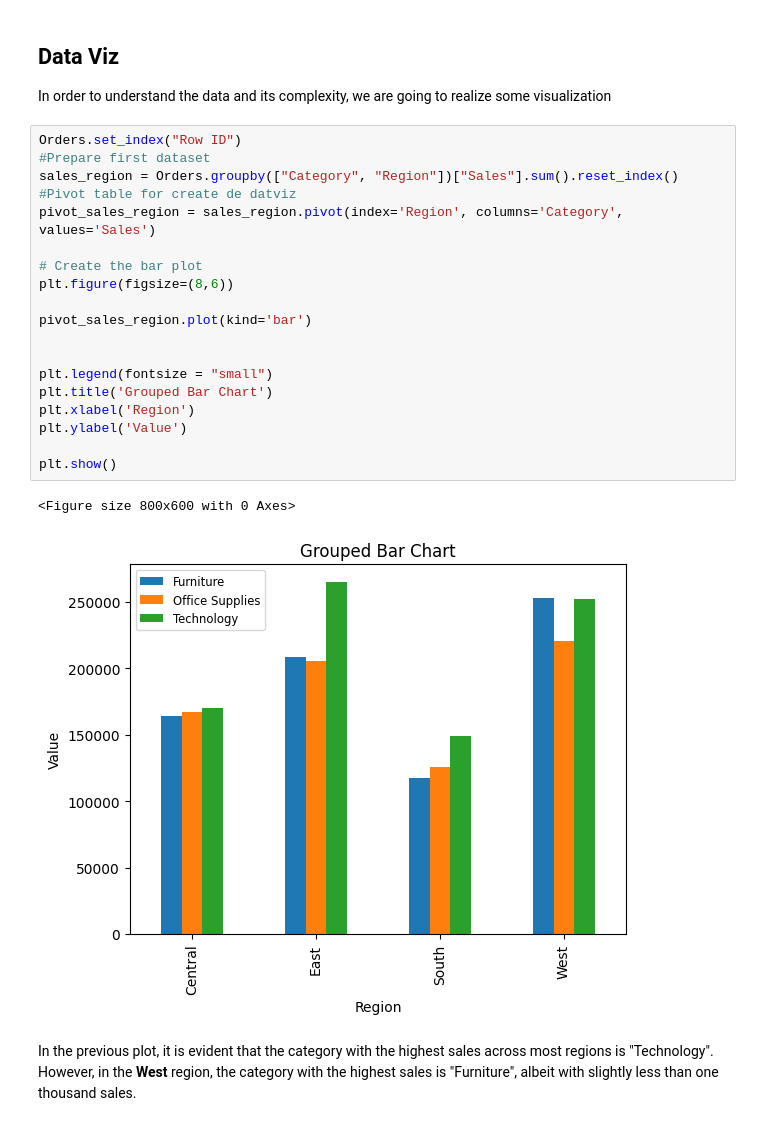
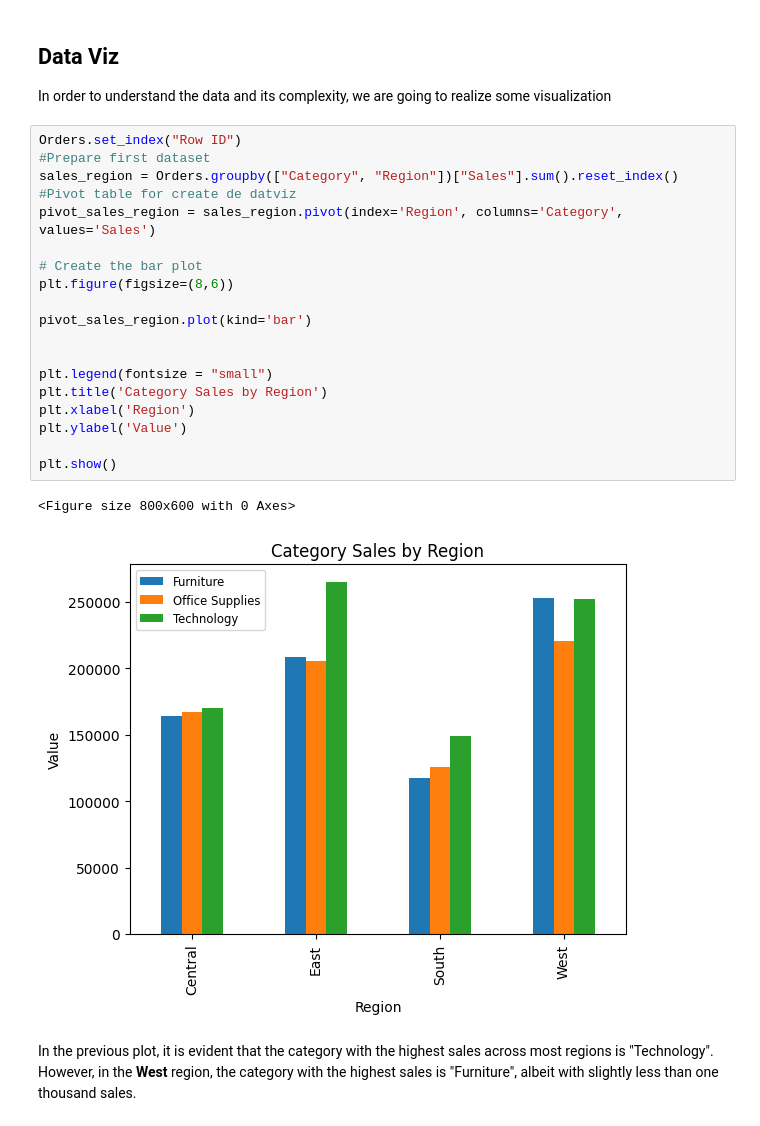
Before and after one commit to kennycp06/Superstore, a Jupyter notebook: Data exploration.ipynb, the cells around one changed output. Saved outputs shown, nothing was run; the diff lists cells and outputs as text.

Commit message:
Changing the title of the Bar Plot

```diff
--- a/Data exploration.ipynb
+++ b/Data exploration.ipynb
@@ -51,25 +51,25 @@ In order to understand the data and its complexity, we are going to realize some
 # %%
 Orders.set_index("Row ID")
 #Prepare first dataset
 sales_region = Orders.groupby(["Category", "Region"])["Sales"].sum().reset_index()
 #Pivot table for create de datviz
 pivot_sales_region = sales_region.pivot(index='Region', columns='Category', values='Sales')
 
 # Create the bar plot
 plt.figure(figsize=(8,6))
 
 pivot_sales_region.plot(kind='bar')
 
 
 plt.legend(fontsize = "small")
-plt.title('Grouped Bar Chart')
+plt.title('Category Sales by Region')
 plt.xlabel('Region')
 plt.ylabel('Value')
 
 plt.show()
 # %% [output]
 <Figure size 800x600 with 0 Axes>
-[figure, old version]
+[figure, new version]
 # %% [markdown]
 In the previous plot, it is evident that the category with the highest sales across most regions is "Technology". However, in the **West** region, the category with the highest sales is "Furniture", albeit with slightly less than one thousand sales.
 # %%
```
